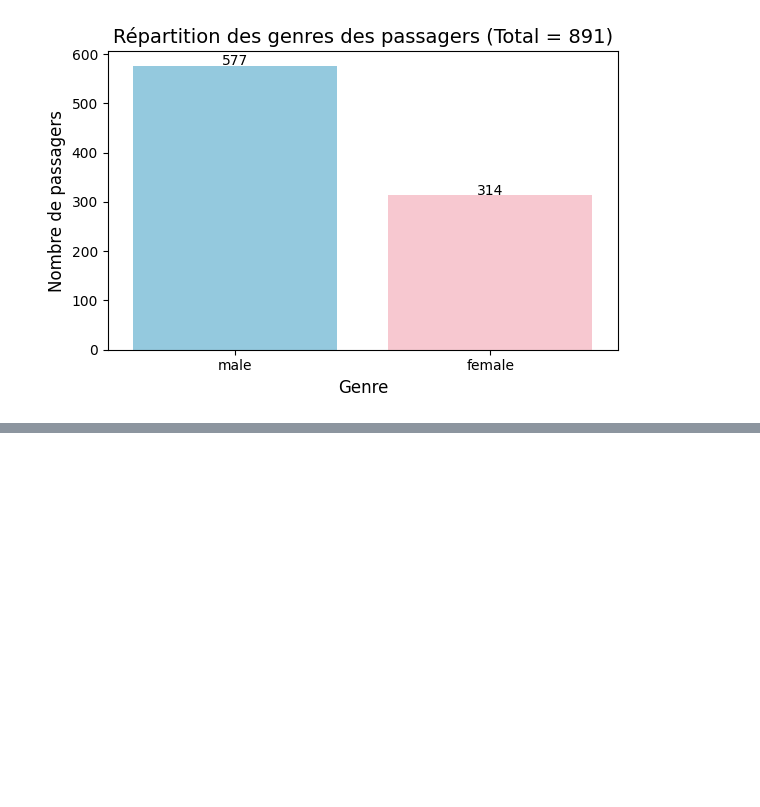
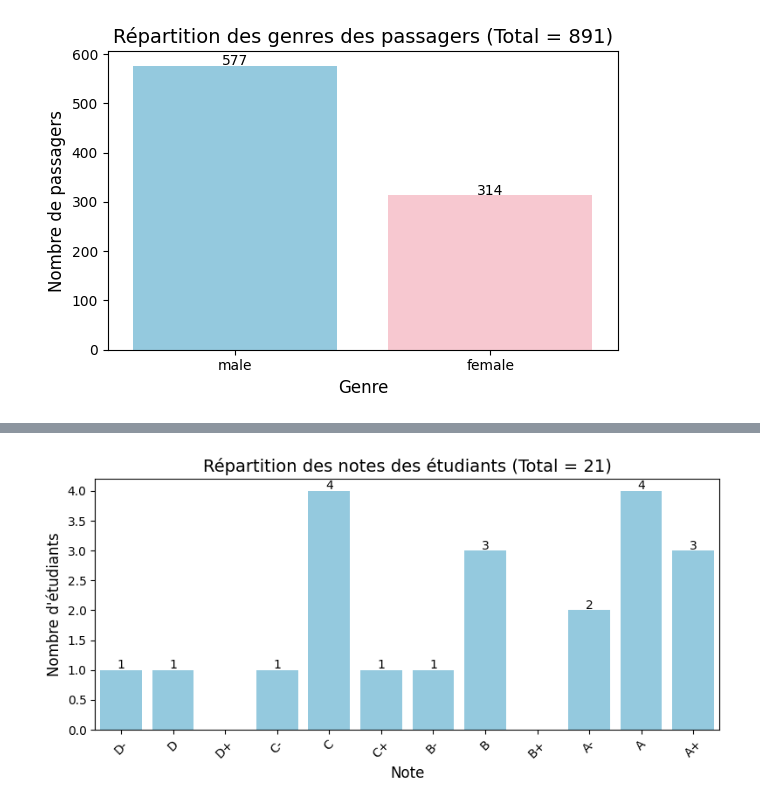
Before and after one commit to ElvexDom/Exercices, a Jupyter notebook: notebooks/pandas/exo_seaborn.ipynb, the cells around one changed output, grey strips where cells are left out. Cells and saved outputs as stored; diff of their text form; code cells hidden in the pictures; blank space fills up the shorter version.

```diff
--- a/notebooks/pandas/exo_seaborn.ipynb
+++ b/notebooks/pandas/exo_seaborn.ipynb
@@ -260,0 +320,22 @@ plt.show()
+# %%
+# Définir l'ordre des notes académiques si ce n'est pas déjà fait
+ordre_notes = ['D-', 'D', 'D+',
+               'C-', 'C', 'C+', 'B-', 'B', 'B+', 'A-', 'A', 'A+']
+
+# Créer le graphique de type countplot
+plt.figure(figsize=(8,4))
+ax = sns.countplot(data=grades_df, x='note', order=ordre_notes, color='skyblue')
+
+# Ajouter le nombre d'étudiants au-dessus de chaque barre
+for bar in ax.patches:
+    ax.text(bar.get_x() + bar.get_width()/2, bar.get_height() + 0.025, int(bar.get_height()), ha='center')
+
+# Ajouter titre et labels
+plt.title(f"Répartition des notes des étudiants (Total = {grades_df.shape[0]})", fontsize=14)
+plt.xlabel("Note", fontsize=12)
+plt.ylabel("Nombre d'étudiants", fontsize=12)
+plt.xticks(rotation=45)
+plt.tight_layout()
+plt.show()
+# %% [output]
+[figure, added]
```
Also changed, not shown: parts of 19 cells of this notebook.
